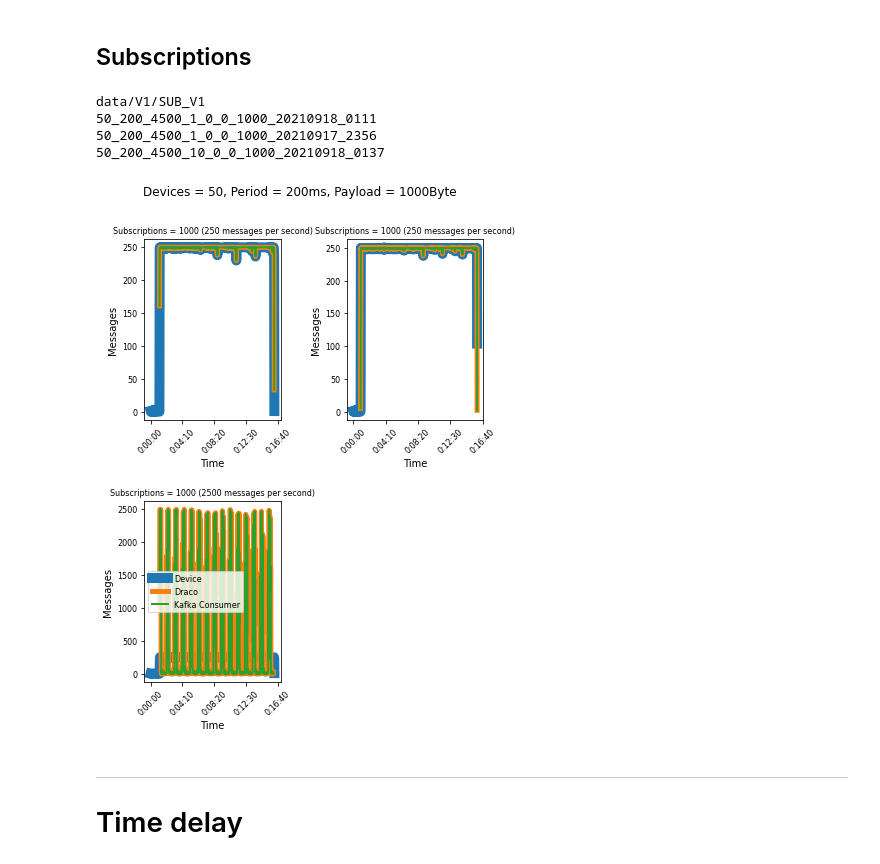
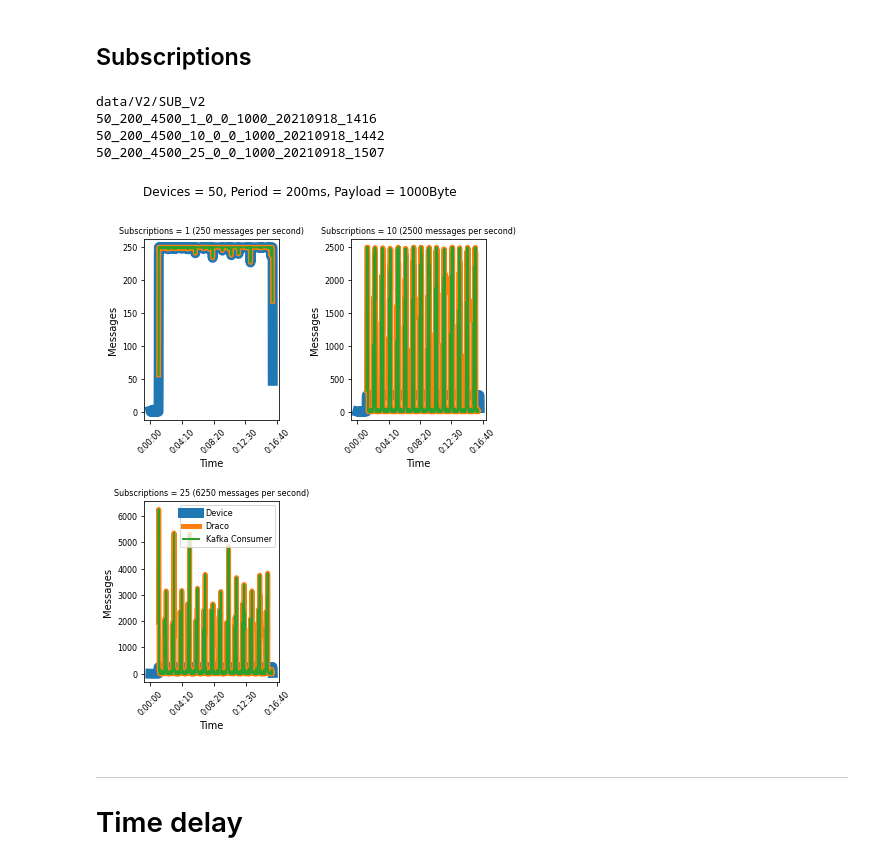
Before and after one commit to w4bo/fiware-performance-analysis, a Jupyter notebook: graphMatrixTesting.ipynb, the cells around one changed output. Drawn from its saved outputs; the diff is of its cells as text; code cells hidden in the pictures.

```diff
--- a/graphMatrixTesting.ipynb
+++ b/graphMatrixTesting.ipynb
@@ -35,14 +35,11 @@ sys.path.append('.')
 # %%
 import tools_graph
 import tools_data
-# %%
-experiment_set = "data/V1/FREQUENCY_V1"
-experiments = tools_data.getExperimentsInSet(experiment_set)
 # %% [markdown]
 ---
 # Time Count
 # %%
-def graphMatrixTimeCount(experiment_set, variable, fixed_params_list, subplot_title):
+def graphMatrixTimeCount(experiment_set, variable, fixed_params_list, subplot_title, ascending=True):
     print(experiment_set)
     index_meaning = {
         0: "Devices",
@@ -62,7 +59,7 @@ def graphMatrixTimeCount(experiment_set, variable, fixed_params_list, subplot_ti
 
     experiments = tools_data.getExperimentsInSet(experiment_set)
 
-    experiments.sort(key = lambda x: int(x.split("_")[variable]))
+    experiments.sort(key = lambda x: int(x.split("_")[variable]), reverse = not ascending)
     base_params = experiments[0].split("_")
 
     ny = math.ceil(len(experiments) / 2)
@@ -153,13 +159,13 @@ data/V1/PAYLOAD_V1
 # %% [markdown]
 ## Subscriptions
 # %%
-graphMatrixTimeCount("data/V1/SUB_V1", 3, [0,1,6], lambda params: "Subscriptions = {} ({} messages per second)".format(params[6], int(params[0]*(1000/params[1])*params[3])))
+graphMatrixTimeCount("data/V2/SUB_V2", 3, [0,1,6], lambda params: "Subscriptions = {} ({} messages per second)".format(params[3], int(params[0]*(1000/params[1])*params[3])))
 # %% [output]
-data/V1/SUB_V1
-50_200_4500_1_0_0_1000_20210918_0111
-50_200_4500_1_0_0_1000_20210917_2356
-50_200_4500_10_0_0_1000_20210918_0137
+data/V2/SUB_V2
+50_200_4500_1_0_0_1000_20210918_1416
+50_200_4500_10_0_0_1000_20210918_1442
+50_200_4500_25_0_0_1000_20210918_1507
-[figure, old version]
+[figure, new version]
 # %% [markdown]
 ---
 # Time delay
```
Also changed, not shown: parts of 21 cells of this notebook.
